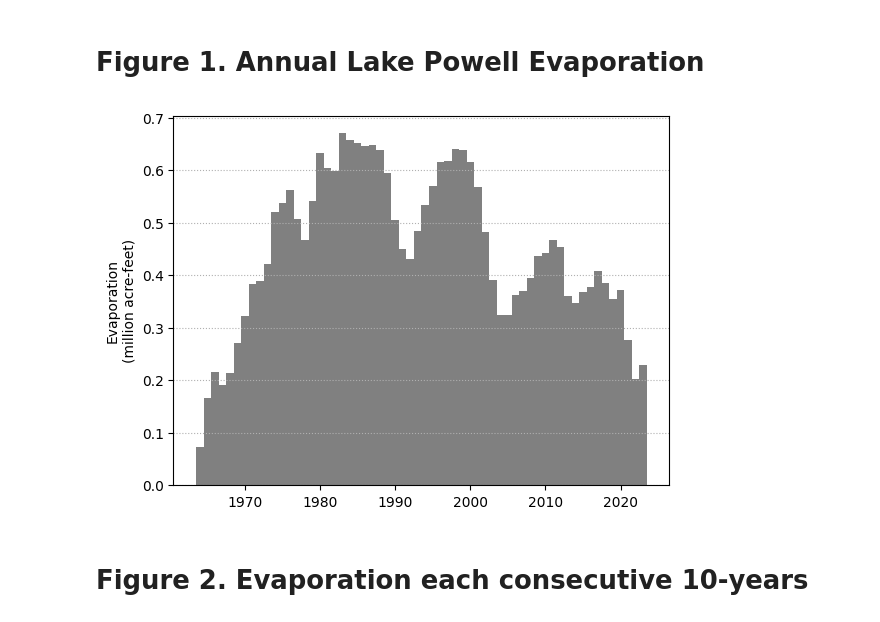
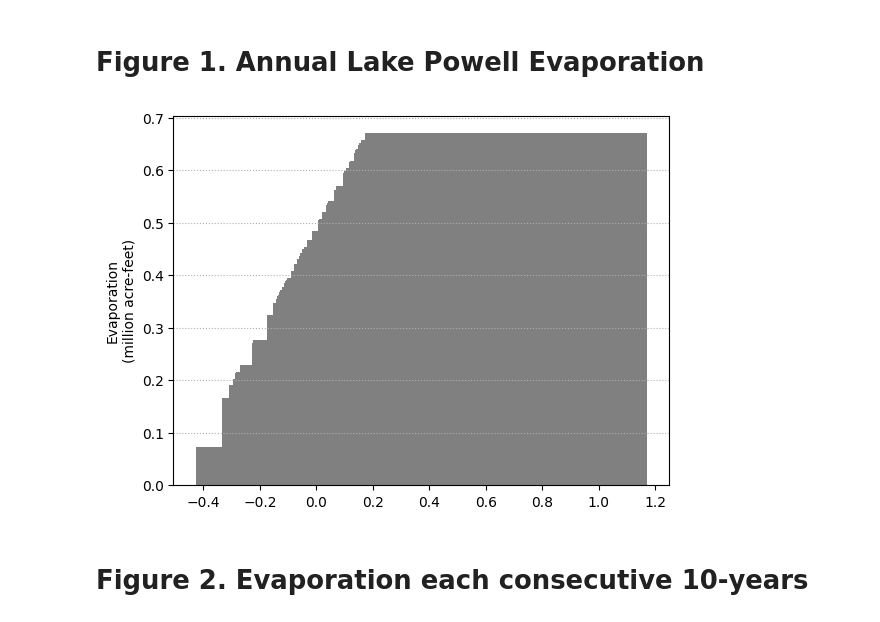
Before and after one commit to dzeke/ColoradoRiverCollaborate, a Jupyter notebook: Powell10year/AsPython/PowellDataImport.ipynb, the cells around one changed output. Saved outputs shown, nothing was run; the diff lists cells and outputs as text; code cells hidden in the pictures.

Commit message:
Fixed script up through Aggregate to Annual value

```diff
--- a/Powell10year/AsPython/PowellDataImport.ipynb
+++ b/Powell10year/AsPython/PowellDataImport.ipynb
@@ -95,10 +95,10 @@ print()
 # Get the column names
 lResColumnNames = dfReservoirData.columns
 #Subset the list of column names to those we want
-lResColumnsUse = list( lResColumnNames[i] for i in [1, 2, 4, 5, 10, 26, 27, 28, 29, 30, 31, 32] )
+#lResColumnsUse = list(lResColumnNames[i] for i in [1, 2, 4, 5, 10, 26, 27, 28, 29, 30, 31, 32] )
+lResColumnsUse = list(lResColumnNames[i] for i in [2, 3, 5, 6, 11, 27, 28, 29, 30, 31, 32, 33] )
 
-#print(lResColumnNames)
-print(lResColumnsUse)
+#print(lResColumnsUse)
 print()
 # %% [output]
 [919, 920]
@@ -128,13 +128,20 @@ dfAllData = pd.DataFrame(columns = lColumnsNewName)
 print(type(dfReservoirData))
 #print(dfReservoirData.columns.tolist())
 print(f'Number of Columns of dfReservoirData: {len(dfReservoirData.columns)}')
+print(f'Number of Rows of dfReservoirData: {len(dfReservoirData)}')
 
-print(f'Number of Rows of dfReservoirData: {len(dfReservoirData)}')
 #Select site_id for rows :3
-print(dfReservoirData.index)
+#print(dfReservoirData.index)
 #print(dfReservoirData.loc[1])
 #print(dfReservoirData.iloc[int(1), 'site_id'])
 #
+
+print(pd.DataFrame(lResColumnNames, columns = ['RawName']))
+
+# Creat a data frame with raw and new columns to check correspondence
+dfColumnsCheck = pd.DataFrame(list(zip(lColumnsNewName[2:], lResColumnsUse)),
+                                   columns = ['NewName', 'RawName'])
+#print(f'dfColumnsCheck: {dfColumnsCheck}')
 
 print()
 
@@ -144,7 +151,7 @@ print(dfAllData)
 sEvapDataAsUrl = 'https://www.usbr.gov/uc/water/hydrodata/reservoir_data/919/csv/25.csv'
 
 #Loop over the records in the dfReservoirData dataframe - https://www.geeksforgeeks.org/different-ways-to-iterate-over-rows-in-pandas-dataframe/
-for i in range(0,5):
+for i in range(0,18):
 #for i in range(len(dfReservoirData)):
     #Construct the Url from the reservoir id and field id
     #print(df.loc[i, "Name"], df.loc[i, "Age"])
@@ -230,11 +251,12 @@ Number of rows read: 272932
 # %%
 ### Select a reservoir and field to retrieve
-resID = [912]
+resID = [919]
 fieldID = [25]
-Aggregate = ['Day', 'Month', 'Year', 'TenYear'] # Aggregate daily data to time interval
+AggregateOptions = ['Day', 'Month', 'Year', 'TenYear'] # Aggregate daily data to time interval
+Aggregate = AggregateOptions[2]
 
 #Query on the resID and fieldID
-#dfResField = dfAllData.query('Reservoir_ID.isin(@resID) and Field_ID.isin(@fieldID)')
-dfResField = dfAllData.query('Reservoir_ID == 912 and Field_ID == 25')
+dfResField = dfAllData.query('Reservoir_ID.isin(@resID) and Field_ID.isin(@fieldID)')
 
-print(dfResField.head())
+#dfResField = dfAllData.query('Reservoir_ID == 919 and Field_ID == 25')
+#print(dfResField.head())
@@ -314,26 +337,26 @@ dtype: object
 # %%
 # Use matplotlib
 
 import matplotlib.pyplot as plt
 
-plt.bar(dfEvapWaterYear.wateryear, dfEvapWaterYear.evaporation, color = "grey", width = 1)
+plt.bar(dfWaterYear.wateryear, dfWaterYear.Value, color = "grey", width = 1)
 plt.xlabel('')
 plt.ylabel('Evaporation\n(million acre-feet)')
 plt.grid(axis = 'y', linestyle = "dotted")
 
 #Use ggplot
 ###(ggplot(dfEvapWaterYear, aes(x = 'wateryear'))
 ### + geom_bar(aes(y='evaporation'), color = "grey", fill = "grey", stat="identity")
  # geom_line(aes(y=OneYearRelease, group = 1, color="Release"), size=2) +
 #  + scale_color_manual("", values = "grey50")
 #  + scale_fill_manual("", values = "grey50")
 ### + labs(x="", y="Evaporation\n(million acre-feet per year)")
 
  # + theme(text = element_text(size=20), legend.title=element_blank(), legend.text=element_text(size=18),
 #        legend.key = element_blank())
 ###)
 # %% [output]
-[figure, old version]
+[figure, new version]
 # %% [markdown]
 # Figure 2. Evaporation each consecutive 10-years
 # %%
```
Also changed, not shown: parts of 6 cells of this notebook.
